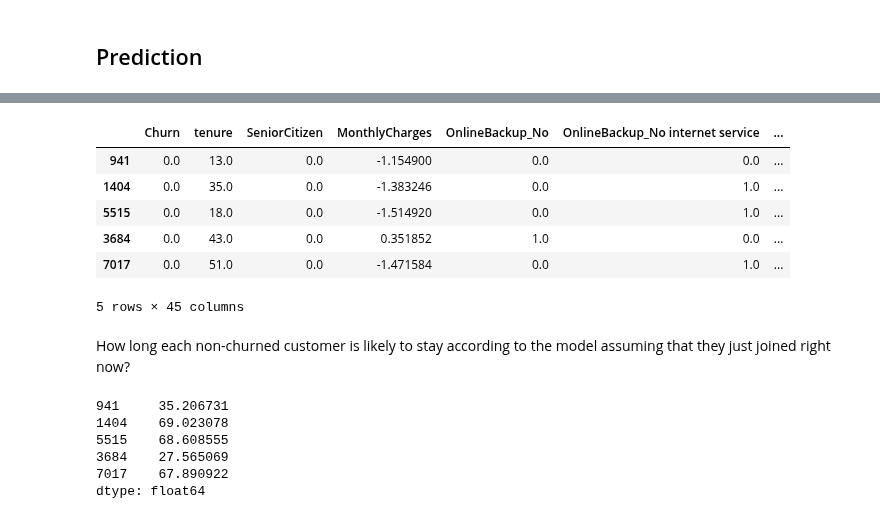
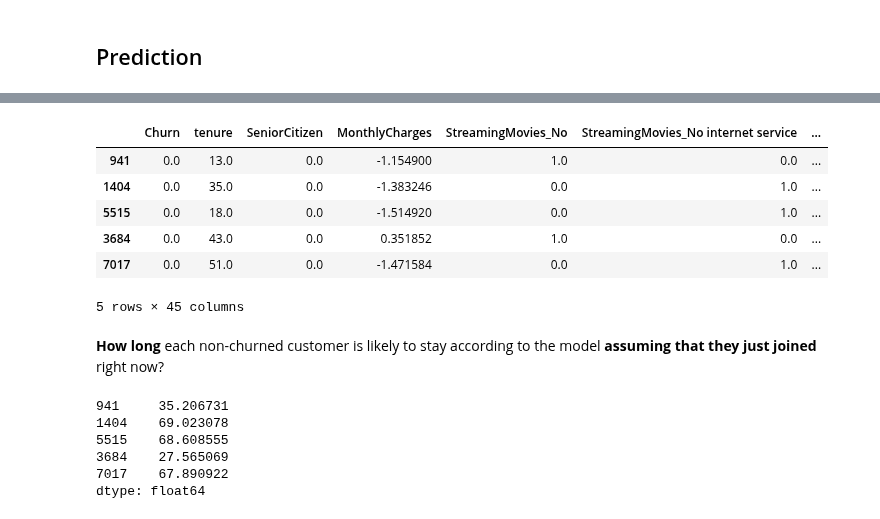
Before and after one commit to UBC-CS/cpsc330-2023s, a Jupyter notebook: lectures/19_survival-analysis.ipynb, the cells around one changed output, grey strips where cells are left out. Saved outputs shown, nothing was run; the diff lists cells and outputs as text; code cells hidden in the pictures.

```diff
--- a/lectures/19_survival-analysis.ipynb
+++ b/lectures/19_survival-analysis.ipynb
@@ -889,13 +898,14 @@ test_df_surv.drop(columns=["tenure", "Churn"]).head()
-# %%
-test_df_surv.head()
-# %% [output]
-|  | Churn | tenure | SeniorCitizen | MonthlyCharges | OnlineBackup_No | OnlineBackup_No internet service | ... |
-| 941 | 0.0 | 13.0 | 0.0 | -1.154900 | 0.0 | 0.0 | ... |
-| 1404 | 0.0 | 35.0 | 0.0 | -1.383246 | 0.0 | 1.0 | ... |
-| 5515 | 0.0 | 18.0 | 0.0 | -1.514920 | 0.0 | 1.0 | ... |
-| 3684 | 0.0 | 43.0 | 0.0 | 0.351852 | 1.0 | 0.0 | ... |
-| 7017 | 0.0 | 51.0 | 0.0 | -1.471584 | 0.0 | 1.0 | ... |
-5 rows × 45 columns
+# %%
+test_df_surv_not_churned = test_df_surv.query("Churn == 0.0")
+test_df_surv_not_churned[:5]
+# %% [output]
+|  | Churn | tenure | SeniorCitizen | MonthlyCharges | StreamingMovies_No | StreamingMovies_No internet service | ... |
+| 941 | 0.0 | 13.0 | 0.0 | -1.154900 | 1.0 | 0.0 | ... |
+| 1404 | 0.0 | 35.0 | 0.0 | -1.383246 | 0.0 | 1.0 | ... |
+| 5515 | 0.0 | 18.0 | 0.0 | -1.514920 | 0.0 | 1.0 | ... |
+| 3684 | 0.0 | 43.0 | 0.0 | 0.351852 | 1.0 | 0.0 | ... |
+| 7017 | 0.0 | 51.0 | 0.0 | -1.471584 | 0.0 | 1.0 | ... |
+5 rows × 45 columns
 # %% [markdown]
-How long each non-churned customer is likely to stay according to the model assuming that they just joined right now?
+**How long** each non-churned customer is likely to stay according to the model **assuming that they just joined** right now?
 # %%
```
Also changed, not shown: parts of 46 cells of this notebook.
